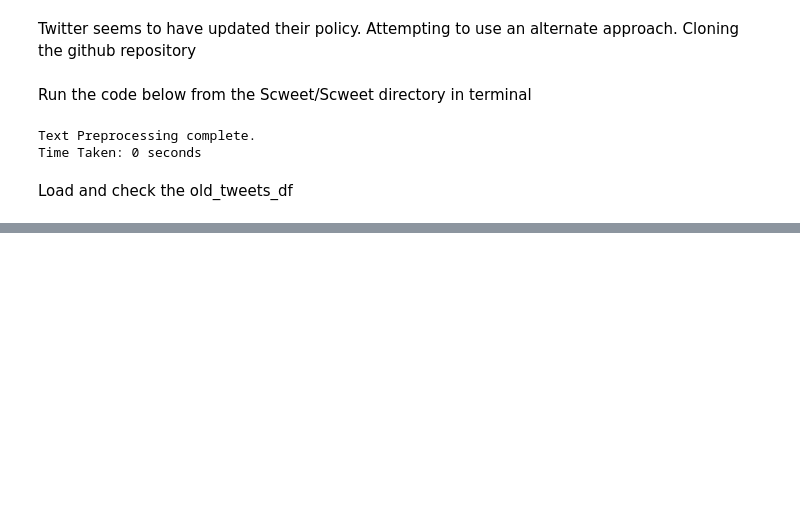
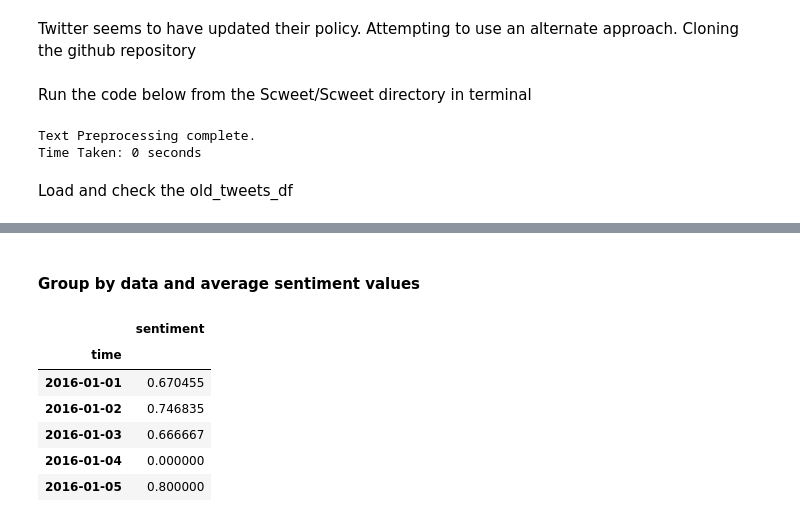
Before and after one commit to odemuno/IDL-finance-project, a Jupyter notebook: Code/Sentiment140_Tweets.ipynb, the cells around one changed output, grey strips where cells are left out. Cells and saved outputs as stored; diff of their text form; code cells hidden in the pictures; blank space fills up the shorter version.

```diff
--- a/Code/Sentiment140_Tweets.ipynb
+++ b/Code/Sentiment140_Tweets.ipynb
@@ -366,0 +436,14 @@ display(old_tweets_preprocessed_df.head())
+# %% [markdown]
+#### Group by data and average sentiment values
+# %%
+old_tweets_avg = old_tweets_preprocessed_df.groupby(['time']).aggregate(
+    {'sentiment': 'mean'})
+display(old_tweets_avg.head())
+# %% [output]
+|  | sentiment |
+| time |  |
+| 2016-01-01 | 0.670455 |
+| 2016-01-02 | 0.746835 |
+| 2016-01-03 | 0.666667 |
+| 2016-01-04 | 0.000000 |
+| 2016-01-05 | 0.800000 |
```
Also changed, not shown: parts of 21 cells of this notebook, 2 other files.
